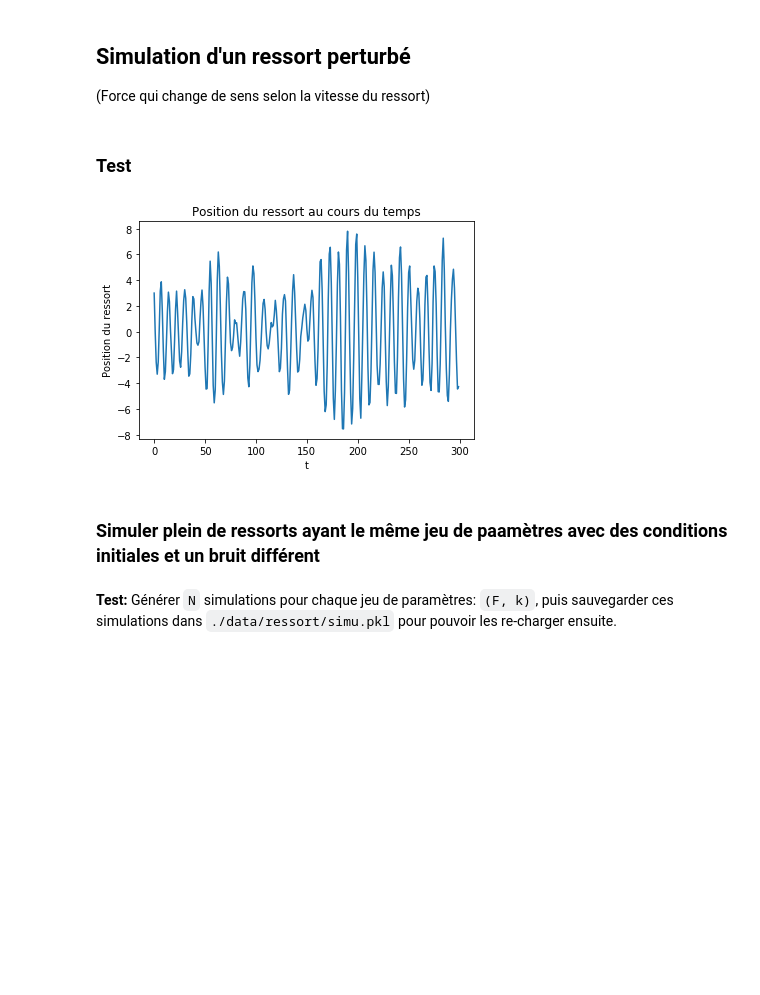
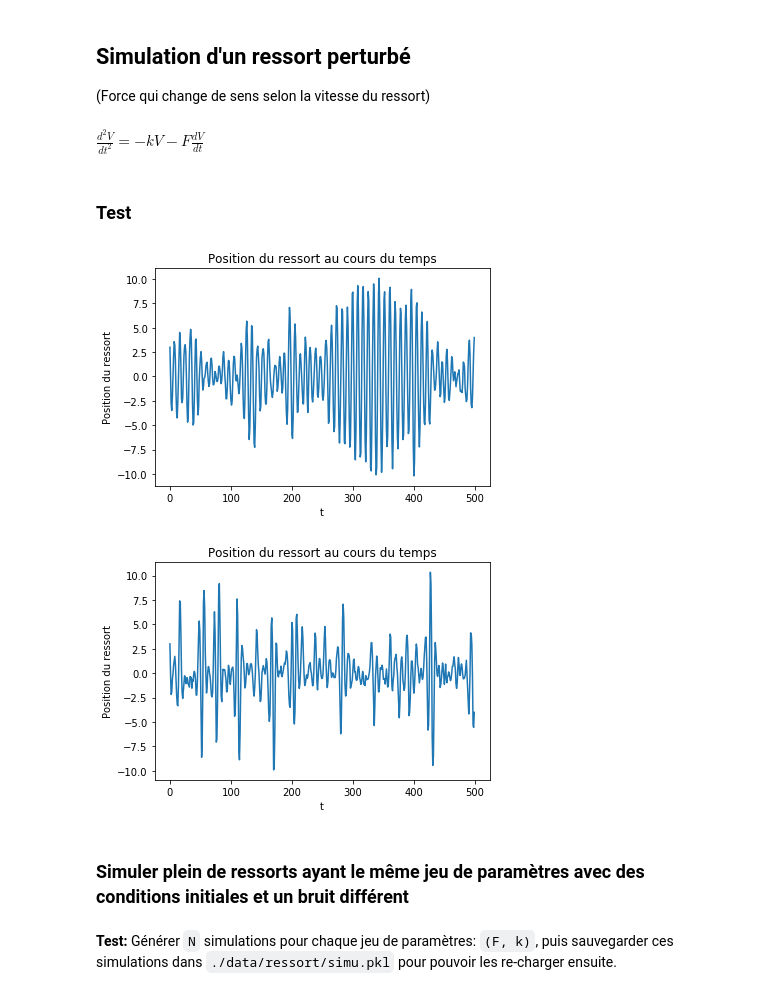
Before and after one commit to ELOISESOULIER/acterrea, a Jupyter notebook: test_dist_ressort.ipynb, the cells around one changed output. Drawn from its saved outputs; the diff is of its cells as text; code cells hidden in the pictures; blank space fills up the shorter version.

```diff
--- a/test_dist_ressort.ipynb
+++ b/test_dist_ressort.ipynb
@@ -40,16 +20,18 @@ def compute_ressort(T, dt, V_0, V_1, F, k, Vmin, Vmax, noise=False, sigma=0):
+# %% [markdown]
+$\frac{d^2V}{dt^2} = -kV - F\frac{dV}{dt}$
 # %% [markdown]
 ### Test
 # %%
-T = 300
+T = 500
 dt = 1
 # %%
-V = compute_ressort(T, dt, V_0=3, V_1=0, F=.05, k=0.5, Vmin=0.1, Vmax=4, noise=True, sigma=0.5)
-plt.plot(V)
-plt.ylabel("Position du ressort")
-plt.xlabel("t")
-plt.title("Position du ressort au cours du temps")
-plt.show()
+V = simu_ressort.compute_ressort(T, dt, V_0=3, V_1=0, F=.1, k=0.5, Vmin=0.1, Vmax=4, noise=True, sigma=0.5)
+simu_ressort.plot_ressort(V)
+
+V2 = simu_ressort.compute_ressort(T, dt, V_0=3, V_1=0, F=.4, k=0.5, Vmin=0.1, Vmax=4, noise=True, sigma=0.5)
+simu_ressort.plot_ressort(V2)
 # %% [output]
-[figure, old version]
+[figure, new version]
+[figure, added]
 # %% [markdown]
-### Simuler plein de ressorts ayant le même jeu de paamètres avec des conditions initiales et un bruit différent
+### Simuler plein de ressorts ayant le même jeu de paramètres avec des conditions initiales et un bruit différent
```
Also changed, not shown: parts of 7 cells of this notebook, 14 other files.
